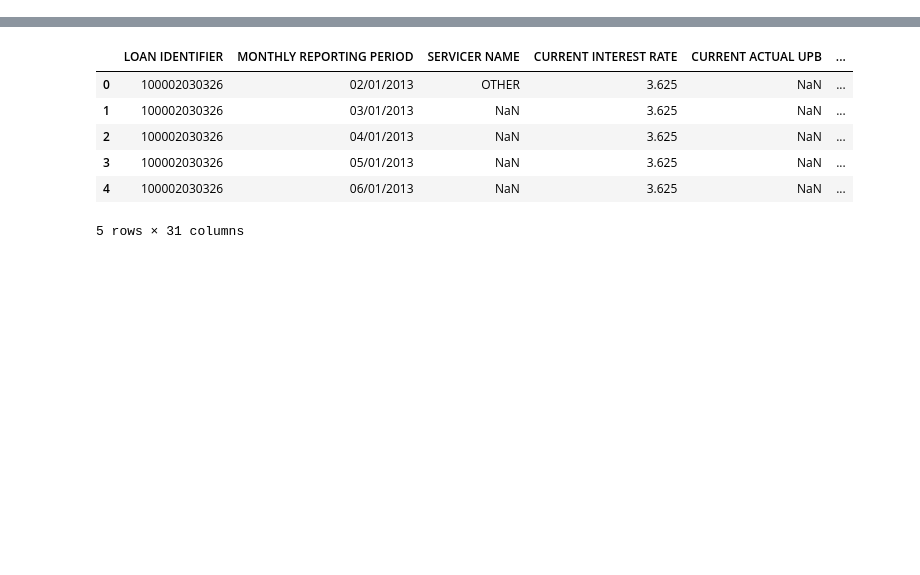
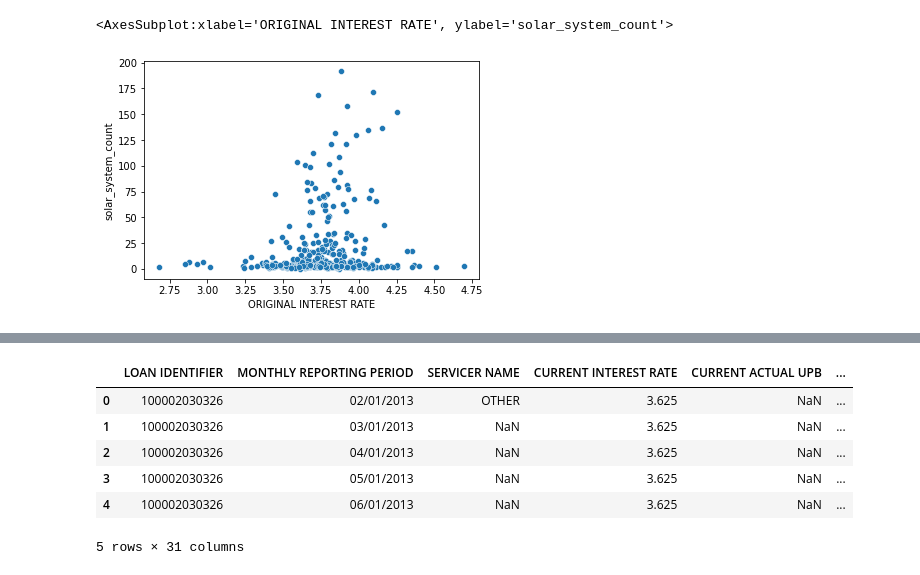
Before and after one commit to evanhu1/CIEE-solar-analysis, a Jupyter notebook: data.ipynb, the cells around one changed output, grey strips where cells are left out. Saved outputs shown, nothing was run; the diff lists cells and outputs as text; code cells hidden in the pictures; blank space fills up the shorter version.

```diff
--- a/data.ipynb
+++ b/data.ipynb
@@ -55,0 +148,5 @@ sns.distplot(deepsolar_and_credit_score["BORROWER CREDIT SCORE AT ORIGINATION"])
+# %%
+sns.scatterplot(data=interest, x="ORIGINAL INTEREST RATE", y="solar_system_count")
+# %% [output]
+<AxesSubplot:xlabel='ORIGINAL INTEREST RATE', ylabel='solar_system_count'>
+[figure, added]
```
Also changed, not shown: parts of 46 cells of this notebook, 10 other files.
